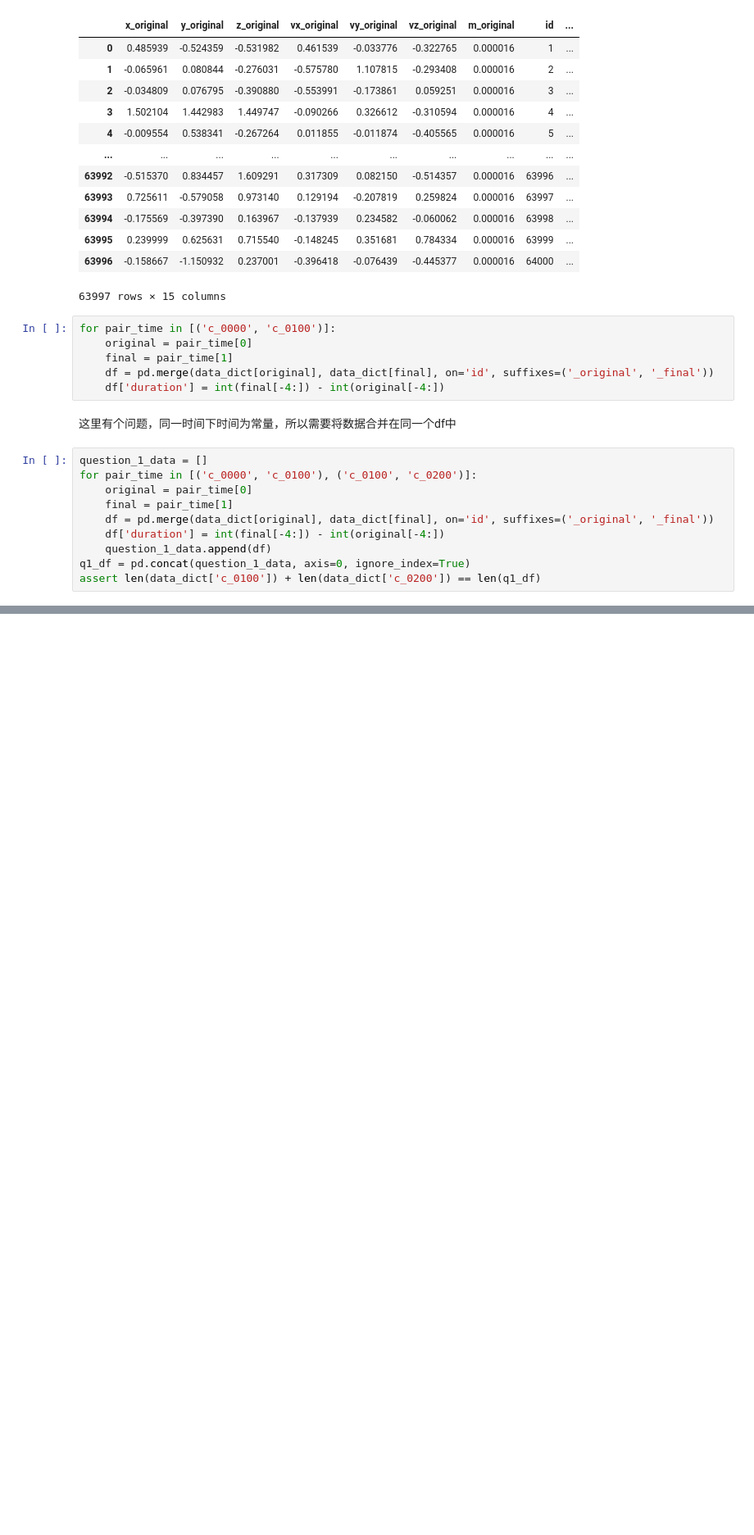
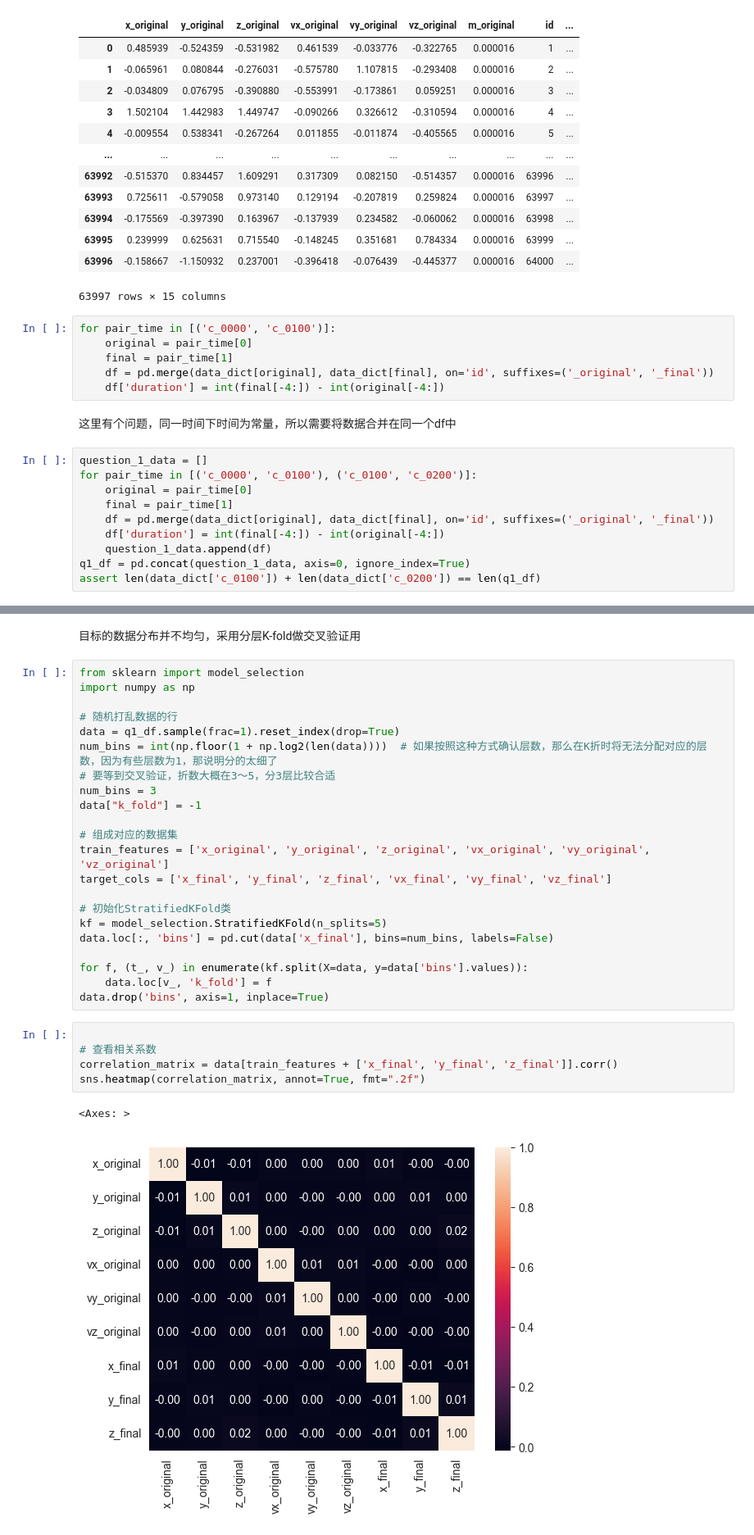
Before and after one commit to koreQAQ/star-cluster, a Jupyter notebook: notebooks/exploration.ipynb, the cells around one changed output, grey strips where cells are left out. Shown at 82% size. Saved outputs shown, nothing was run; the diff lists cells and outputs as text; blank space fills up the shorter version.

```diff
--- a/notebooks/exploration.ipynb
+++ b/notebooks/exploration.ipynb
@@ -90,0 +112,32 @@ len(t)
+# %% [markdown]
+目标的数据分布并不均匀，采用分层K-fold做交叉验证用
+# %%
+from sklearn import model_selection
+import numpy as np
+
+# 随机打乱数据的行
+data = q1_df.sample(frac=1).reset_index(drop=True)
+num_bins = int(np.floor(1 + np.log2(len(data))))  # 如果按照这种方式确认层数，那么在K折时将无法分配对应的层数，因为有些层数为1，那说明分的太细了
+# 要等到交叉验证，折数大概在3～5，分3层比较合适
+num_bins = 3
+data["k_fold"] = -1
+
+# 组成对应的数据集
+train_features = ['x_original', 'y_original', 'z_original', 'vx_original', 'vy_original', 'vz_original']
+target_cols = ['x_final', 'y_final', 'z_final', 'vx_final', 'vy_final', 'vz_final']
+
+# 初始化StratifiedKFold类
+kf = model_selection.StratifiedKFold(n_splits=5)
+data.loc[:, 'bins'] = pd.cut(data['x_final'], bins=num_bins, labels=False)
+
+for f, (t_, v_) in enumerate(kf.split(X=data, y=data['bins'].values)):
+    data.loc[v_, 'k_fold'] = f
+data.drop('bins', axis=1, inplace=True)
+# %%
+
+# 查看相关系数
+correlation_matrix = data[train_features + ['x_final', 'y_final', 'z_final']].corr()
+sns.heatmap(correlation_matrix, annot=True, fmt=".2f")
+# %% [output]
+<Axes: >
+[figure, added]
```
Also changed, not shown: parts of 20 cells of this notebook, 2 other files.
